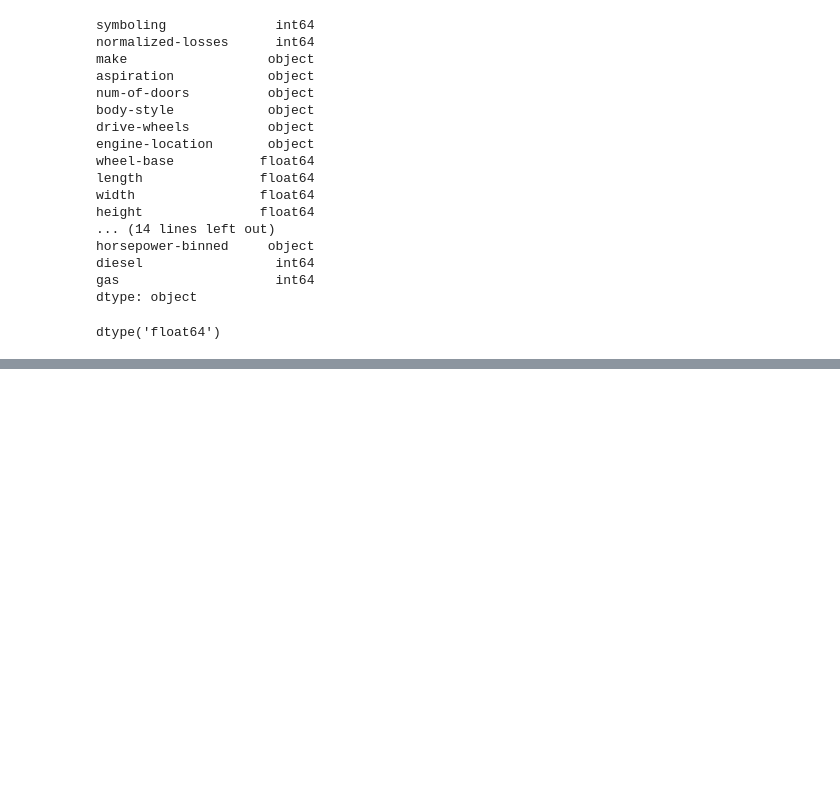
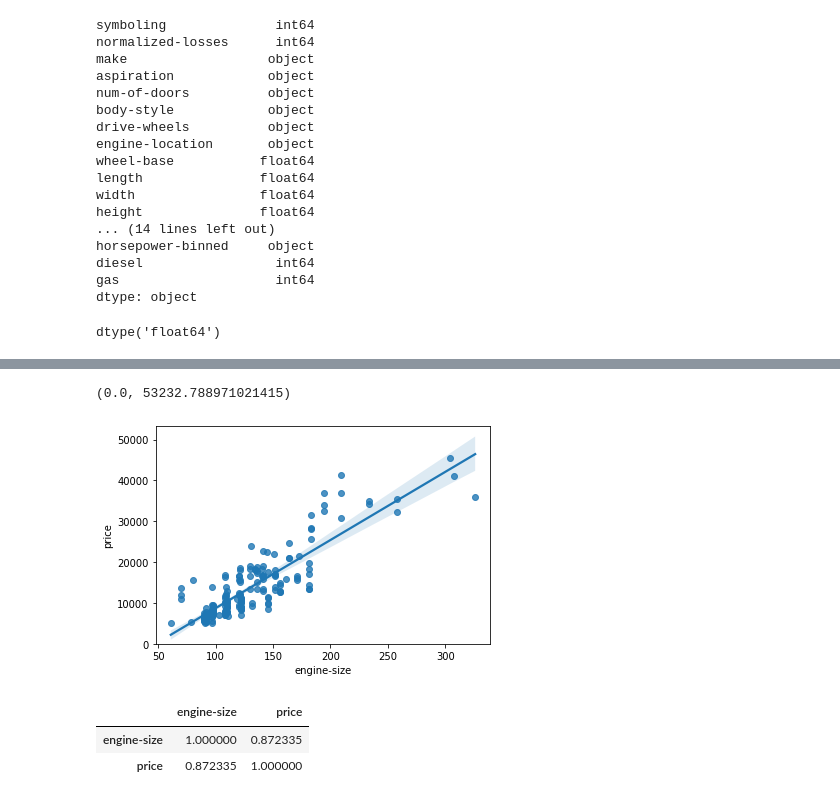
Before and after one commit to PosgradoMNA/actividades-de-aprendizaje-jesusrincon1328, a Jupyter notebook: Data Analysis with Python/Module_3_Exploratory_Data_Analysis.ipynb, the cells around one changed output, grey strips where cells are left out. Cells and saved outputs as stored; diff of their text form; code cells hidden in the pictures; blank space fills up the shorter version.

```diff
--- a/Data Analysis with Python/Module_3_Exploratory_Data_Analysis.ipynb
+++ b/Data Analysis with Python/Module_3_Exploratory_Data_Analysis.ipynb
@@ -74,0 +83,15 @@ df.corr()
+# %%
+#Tamaño del motor como posible variable predictiva del precio
+
+sns.regplot(x="engine-size", y="price", data=df)
+plt.ylim(0,)
+# %% [output]
+(0.0, 53232.788971021415)
+[figure, added]
+# %%
+#Pomdemos examinar la correlación entre "engine-size" y "price" y ver que es aproximadamente .87
+df[["engine-size", "price"]].corr()
+# %% [output]
+|  | engine-size | price |
+| engine-size | 1.000000 | 0.872335 |
+| price | 0.872335 | 1.000000 |
```
Also changed, not shown: parts of 54 cells of this notebook.
